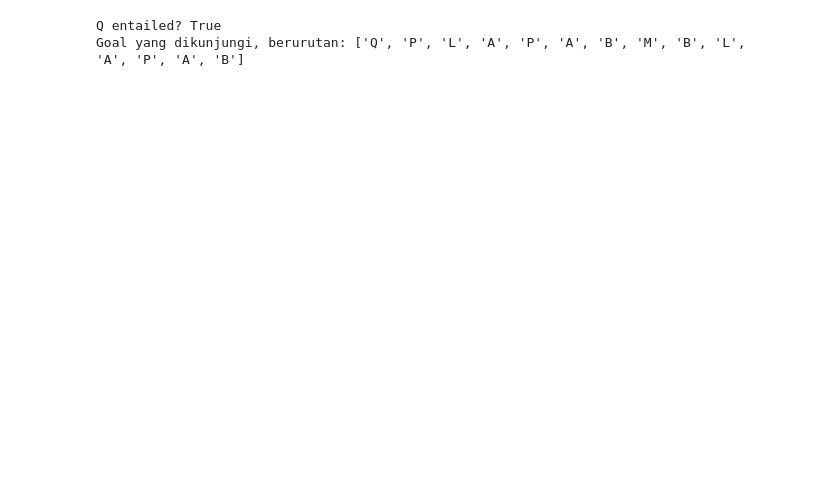
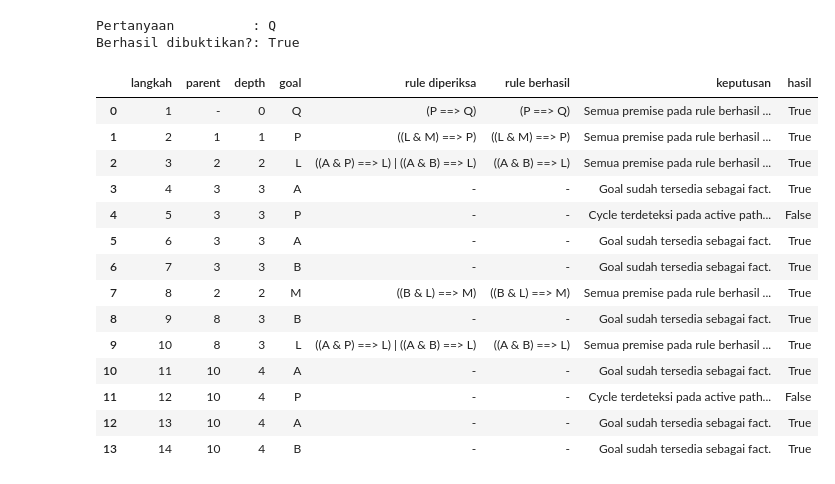
Before and after one commit to catherineapriliaharlina/Praktikum-KK, a Jupyter notebook: logics/04 - Forward & Backward Chaining.ipynb, the cells around one changed output. Drawn from its saved outputs; the diff is of its cells as text; code cells hidden in the pictures; blank space fills up the shorter version.

```diff
--- a/logics/04 - Forward & Backward Chaining.ipynb
+++ b/logics/04 - Forward & Backward Chaining.ipynb
@@ -391,9 +946,25 @@ def pl_bc_ask(kb, goal, visited=None, trace=None):
 # %%
-# Same rule set as 4.3, dibuktikan mundur dari Q.
-trace = []
-result = pl_bc_ask(horn_clauses_KB, expr('Q'), trace=trace)
-print("Q entailed?", result)
-print("Goal yang dikunjungi, berurutan:", trace)
+# Use the same knowledge base and query as forward chaining.
+found_bc, trace_bc = ask_backward(kb, query)
+
+print("Pertanyaan          :", query)
+print("Berhasil dibuktikan?:", found_bc)
+trace_bc
 # %% [output]
-Q entailed? True
-Goal yang dikunjungi, berurutan: ['Q', 'P', 'L', 'A', 'P', 'A', 'B', 'M', 'B', 'L', 'A', 'P', 'A', 'B']
+Pertanyaan          : Q
+Berhasil dibuktikan?: True
+|  | langkah | parent | depth | goal | rule diperiksa | rule berhasil | keputusan | hasil |
+| 0 | 1 | - | 0 | Q | (P ==> Q) | (P ==> Q) | Semua premise pada rule berhasil ... | True |
+| 1 | 2 | 1 | 1 | P | ((L & M) ==> P) | ((L & M) ==> P) | Semua premise pada rule berhasil ... | True |
+| 2 | 3 | 2 | 2 | L | ((A & P) ==> L) | ((A & B) ==> L) | ((A & B) ==> L) | Semua premise pada rule berhasil ... | True |
+| 3 | 4 | 3 | 3 | A | - | - | Goal sudah tersedia sebagai fact. | True |
+| 4 | 5 | 3 | 3 | P | - | - | Cycle terdeteksi pada active path... | False |
+| 5 | 6 | 3 | 3 | A | - | - | Goal sudah tersedia sebagai fact. | True |
+| 6 | 7 | 3 | 3 | B | - | - | Goal sudah tersedia sebagai fact. | True |
+| 7 | 8 | 2 | 2 | M | ((B & L) ==> M) | ((B & L) ==> M) | Semua premise pada rule berhasil ... | True |
+| 8 | 9 | 8 | 3 | B | - | - | Goal sudah tersedia sebagai fact. | True |
+| 9 | 10 | 8 | 3 | L | ((A & P) ==> L) | ((A & B) ==> L) | ((A & B) ==> L) | Semua premise pada rule berhasil ... | True |
+| 10 | 11 | 10 | 4 | A | - | - | Goal sudah tersedia sebagai fact. | True |
+| 11 | 12 | 10 | 4 | P | - | - | Cycle terdeteksi pada active path... | False |
+| 12 | 13 | 10 | 4 | A | - | - | Goal sudah tersedia sebagai fact. | True |
+| 13 | 14 | 10 | 4 | B | - | - | Goal sudah tersedia sebagai fact. | True |
```
Also changed, not shown: parts of 33 cells of this notebook.
